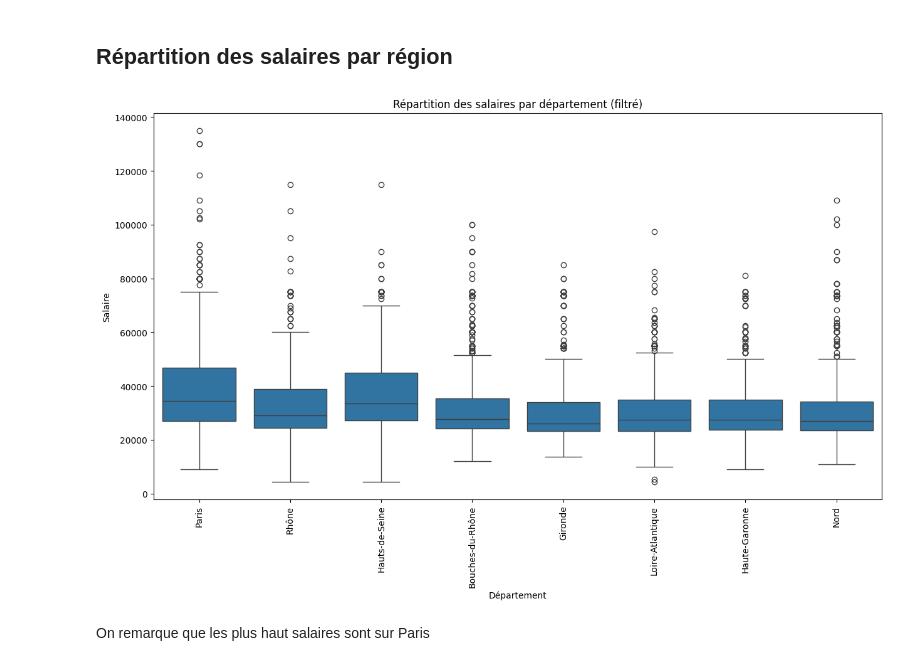
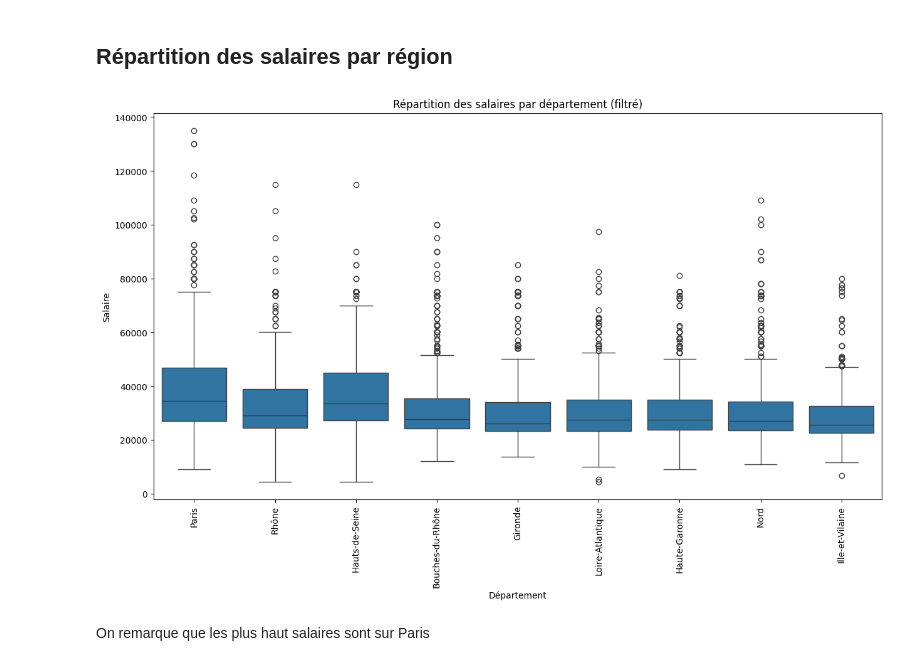
Before and after one commit to smnnawal4/projet-salaires, a Jupyter notebook: stats.ipynb, the cells around one changed output. Drawn from its saved outputs; the diff is of its cells as text; code cells hidden in the pictures.

```diff
--- a/stats.ipynb
+++ b/stats.ipynb
@@ -38,0 +97,12 @@ df.head()
+# %%
+import pandas as pd
+import matplotlib.pyplot as plt
+
+
+# Limiter les valeurs de 'experience_requise' à un maximum de 200
+df['experience_requise'] = df['experience_requise'].clip(upper=200)
+plt.hist(df['experience_requise'], bins=20, edgecolor='black', alpha=0.7)
+plt.title("Expérience requise pour les offres d'emploi")
+plt.xlabel("experience en mois")
+plt.ylabel("Fréquence")
+plt.show()
@@ -38,0 +111,13 @@ df.head()
+# %%
+# Remplacer les codes de départements par leurs noms
+df['departement_nom'] = df['departement'].map(departements_noms)
+# Les 5 départements qui recrutent le plus et le moins
+departments_count = df["departement_nom"].value_counts()
+top_5_departments = departments_count.head(10)
+bottom_5_departments = departments_count.tail(10)
+# Affichage des résultats
+print("Top 5 départements qui recrutent le plus :")
+print(top_5_departments)
+
+print("\nTop 5 départements qui recrutent le moins :")
+print(bottom_5_departments)
@@ -38,0 +142,6 @@ df.head()
+# %%
+# Pourcentage pour chaque type de contrat
+df['contrat_nom'] = df['contrat'].map(typeContrat_num_2_str_dict)
+contract_percentage = (df["contrat_nom"].value_counts(normalize=True) * 100).round(2)
+print("\nPourcentage pour chaque type de contrat :")
+print(contract_percentage)
@@ -38,0 +185,6 @@ df.head()
+# %%
+df["qualificationCode_str"] = df["qualificationCode"].map(qualification_num_2_str_dict)
+# Pourcentage d'offres pour chaque qualificationCode
+qualification_percentage = (df["qualificationCode_str"].value_counts(normalize=True) * 100).round(2)
+print("\nPourcentage des offres par qualificationCode :")
+print(qualification_percentage)
@@ -113,30 +250,30 @@ departements_noms = {
 # %%
 # Définir le seuil minimum d'offres par région
-seuil_offres = 1000
+seuil_offres = 800
 
 # Ajouter une colonne 'Nom Département' en utilisant le dictionnaire
 df['Nom Département'] = df['departement'].map(departements_noms)
 
 # Filtrer les départements avec un nombre d'offres supérieur ou égal au seuil
 offres_par_departement = df['Nom Département'].value_counts()
 departements_a_garder = offres_par_departement[offres_par_departement >= seuil_offres].index
 df_filtre = df[df['Nom Département'].isin(departements_a_garder)]
 
 # Créer le boxplot pour les départements avec suffisamment d'offres
 plt.figure(figsize=(15, 8))
 sns.boxplot(
     x='Nom Département',
     y='salaire_annuel',
     data=df_filtre,
     order=departements_a_garder
 )
 plt.title("Répartition des salaires par département (filtré)")
 plt.xticks(rotation=90)
 plt.xlabel("Département")
 plt.ylabel("Salaire")
 plt.show()
 # %% [output]
-[figure, old version]
+[figure, new version]
 # %% [markdown]
 On remarque que les plus haut salaires sont sur Paris
 # %% [markdown]
```
Also changed, not shown: parts of 12 cells of this notebook.
